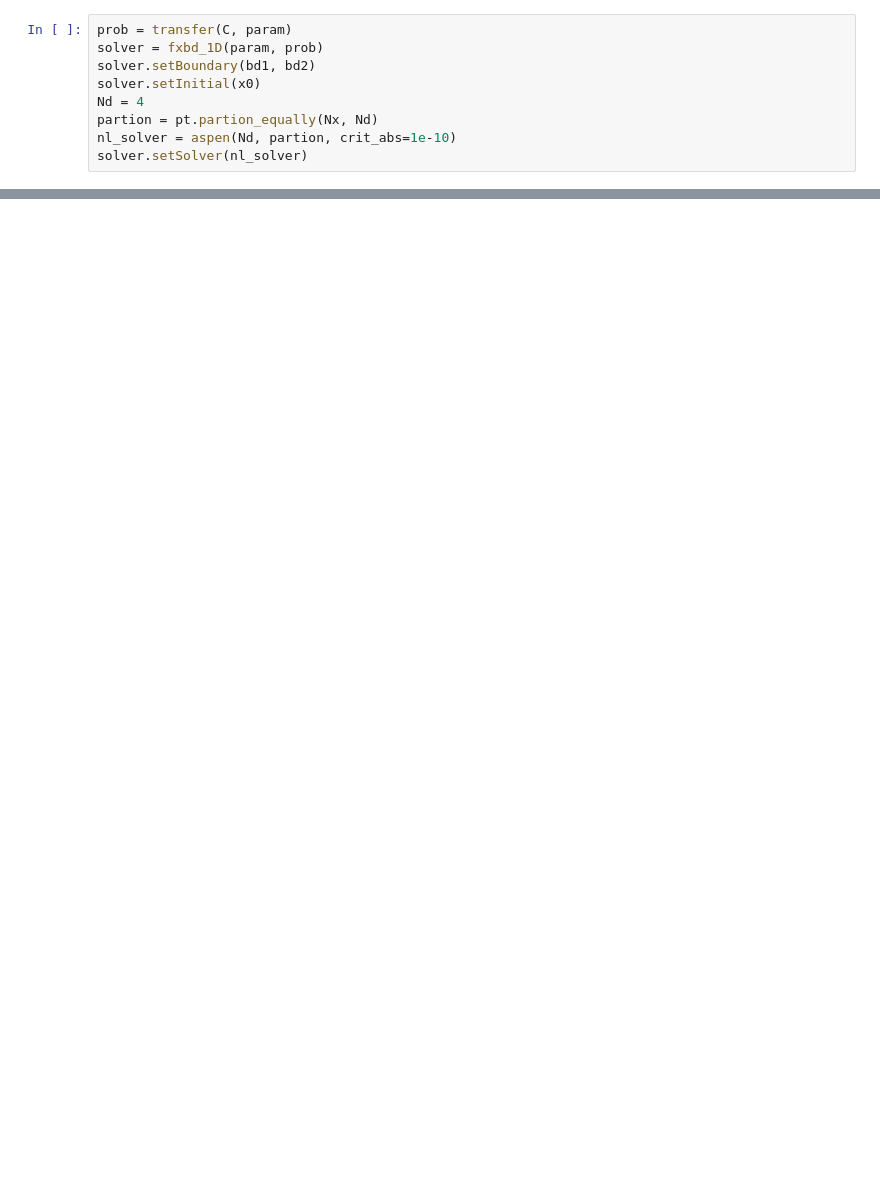
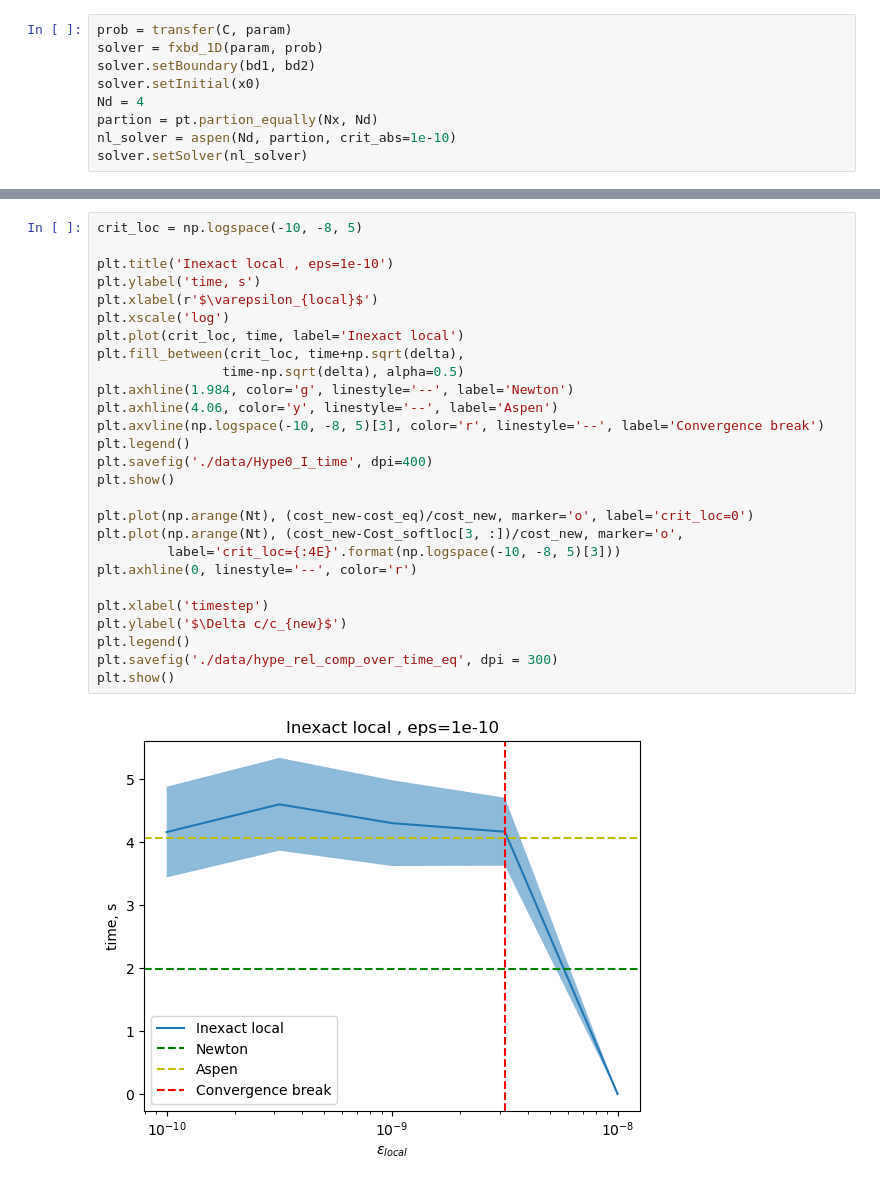
Before and after one commit to animih/aspen-study, a Jupyter notebook: hb_eq_test.ipynb, the cells around one changed output, grey strips where cells are left out. Drawn from its saved outputs; the diff is of its cells as text; blank space fills up the shorter version.

```diff
--- a/hb_eq_test.ipynb
+++ b/hb_eq_test.ipynb
@@ -176,0 +241,29 @@ plt.show()
+# %%
+crit_loc = np.logspace(-10, -8, 5)
+
+plt.title('Inexact local , eps=1e-10')
+plt.ylabel('time, s')
+plt.xlabel(r'$\varepsilon_{local}$')
+plt.xscale('log')
+plt.plot(crit_loc, time, label='Inexact local')
+plt.fill_between(crit_loc, time+np.sqrt(delta),
+                time-np.sqrt(delta), alpha=0.5)
+plt.axhline(1.984, color='g', linestyle='--', label='Newton')
+plt.axhline(4.06, color='y', linestyle='--', label='Aspen')
+plt.axvline(np.logspace(-10, -8, 5)[3], color='r', linestyle='--', label='Convergence break')
+plt.legend()
+plt.savefig('./data/Hype0_I_time', dpi=400)
+plt.show()
+
+plt.plot(np.arange(Nt), (cost_new-cost_eq)/cost_new, marker='o', label='crit_loc=0')
+plt.plot(np.arange(Nt), (cost_new-Cost_softloc[3, :])/cost_new, marker='o',
+         label='crit_loc={:4E}'.format(np.logspace(-10, -8, 5)[3]))
+plt.axhline(0, linestyle='--', color='r')
+
+plt.xlabel('timestep')
+plt.ylabel('$\Delta c/c_{new}$')
+plt.legend()
+plt.savefig('./data/hype_rel_comp_over_time_eq', dpi = 300)
+plt.show()
+# %% [output]
+[figure, added]
```
Also changed, not shown: parts of 19 cells of this notebook, 38 other files.
